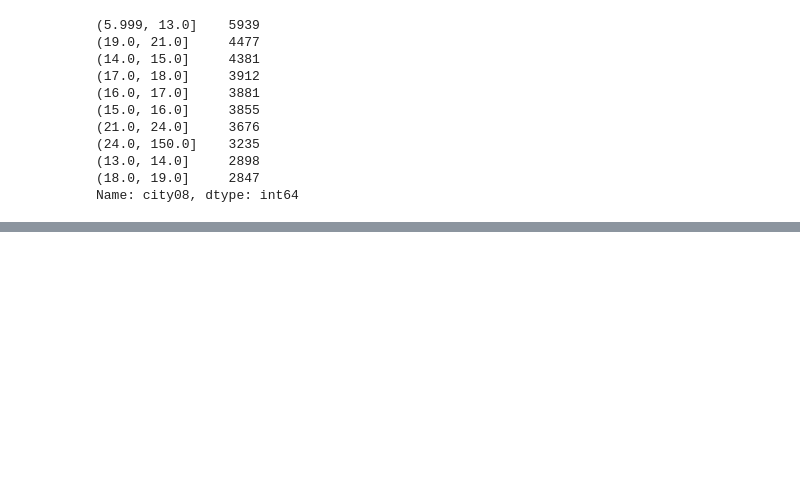
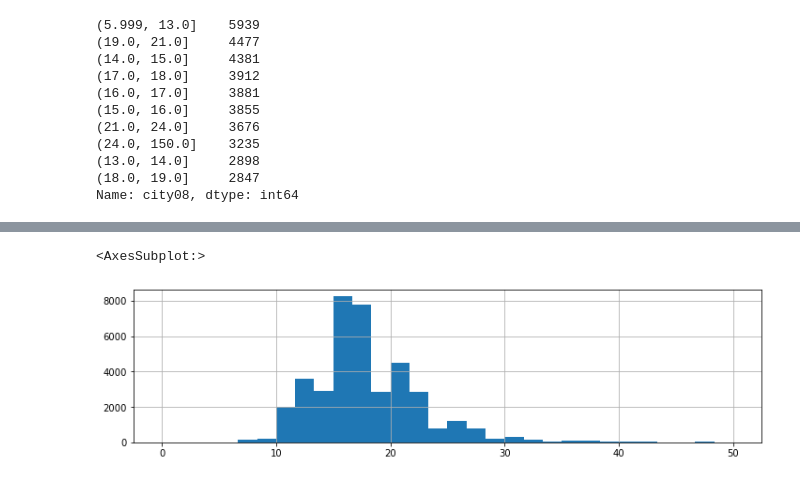
Before and after one commit to minstrel1149/pandas_practice-cookbook1, a Jupyter notebook: pd_cookbook_2_chapter5.ipynb, the cells around one changed output, grey strips where cells are left out. Cells and saved outputs as stored; diff of their text form; code cells hidden in the pictures; blank space fills up the shorter version.

```diff
--- a/pd_cookbook_2_chapter5.ipynb
+++ b/pd_cookbook_2_chapter5.ipynb
@@ -184,0 +197,6 @@ Name: city08, dtype: int64
+# %%
+fig, ax = plt.subplots(1, 1, figsize=(12, 3))
+fueleco2['city08'].hist(ax=ax, range=(0, 50), bins=30)
+# %% [output]
+<AxesSubplot:>
+[figure, added]
```
Also changed, not shown: parts of 17 cells of this notebook, 1 other file.
